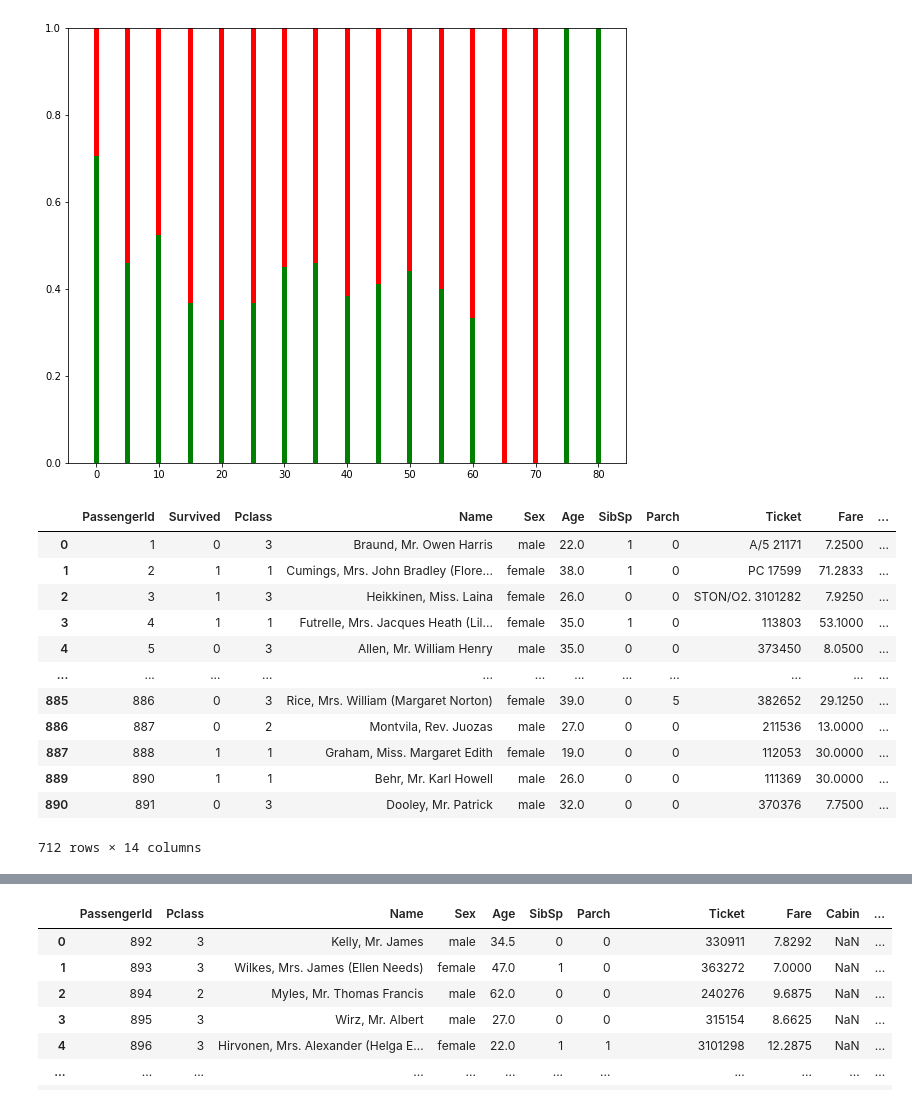
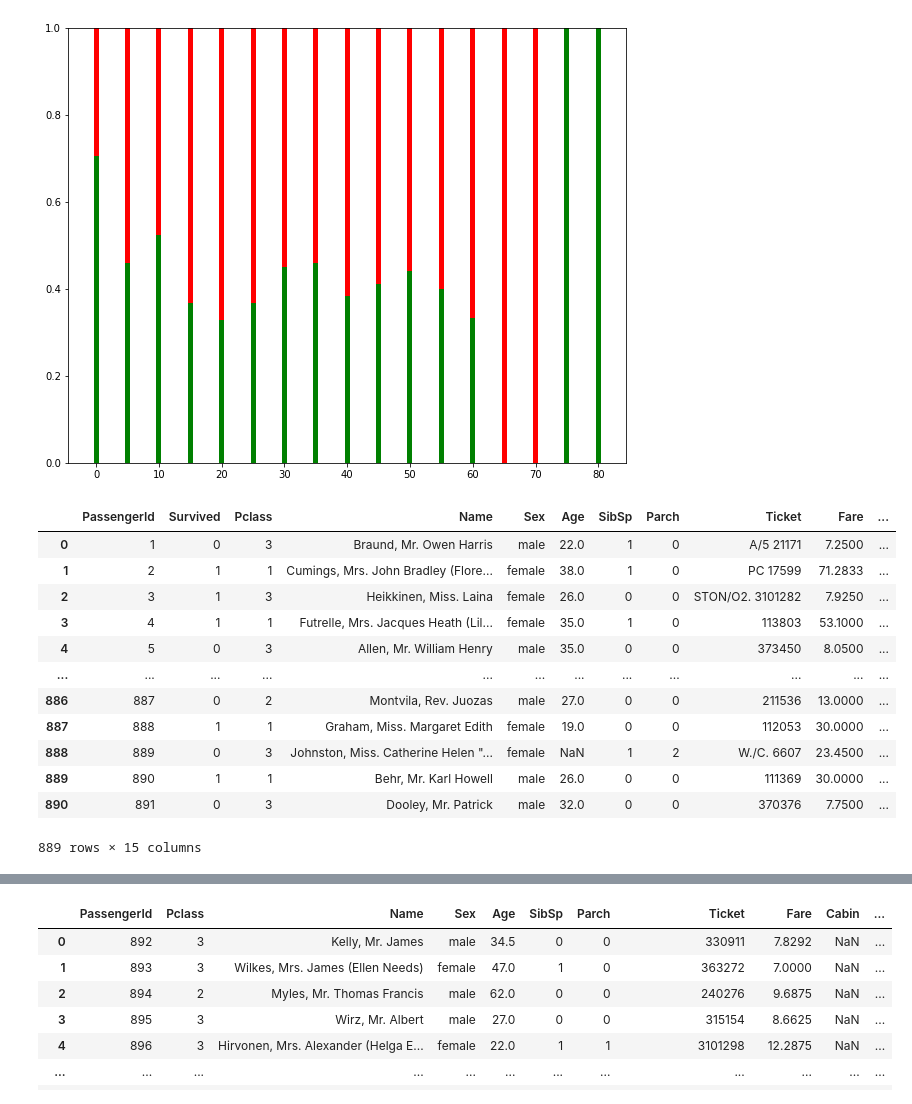
Before and after one commit to gshikhri/kaggle-titanic, a Jupyter notebook: kaggle-titanic.ipynb, the cells around one changed output, grey strips where cells are left out. Cells and saved outputs as stored; diff of their text form; code cells hidden in the pictures.

```diff
--- a/kaggle-titanic.ipynb
+++ b/kaggle-titanic.ipynb
@@ -87,43 +87,43 @@ for i in range(len(bin_edges)-1):
 # %%
 df = df[df['Embarked'].notnull()]
 
-df['Sex_mod'] = np.where(df['Sex']== 'male', -1, 1)
+df['Sex_mod'] = np.where(df['Sex']== 'male', 0, 1)
 conditions = [
     (df['Embarked'] == 'S'),
     (df['Embarked'] == 'C'),
     (df['Embarked'] == 'Q')
     ]
-values = [-1, 0, 1]
+values = [0, 1, 2]
 df['Embarked_mod'] = np.select(conditions, values)
 
 #replacing nan ages with 0
 # df['Age_mod'] = np.where(df['Age'].isnull(), 0, df['Age'])
 
 # replacing nan ages with a random distribution of ages from the sampling distribution with correct ages
-# sample_mean = df['Age'].mean()
-# sample_std = df['Age'].std()
-# df['Age_mod'] = np.where(df['Age'].isnull(),
-#                          np.random.normal(loc=sample_mean, scale=np.sqrt(sample_std)),
-#                          df['Age'])
+sample_mean = df['Age'].mean()
+sample_std = df['Age'].std()
+df['Age_mod'] = np.where(df['Age'].isnull(),
+                         np.random.normal(loc=sample_mean, scale=np.sqrt(sample_std)),
+                         df['Age'])
 
 
-df = df[df['Age'].notnull()]
+# df = df[df['Age'].notnull()]
 filtered_df = df.copy()
 filtered_df
 # %% [output]
 |  | PassengerId | Survived | Pclass | Name | Sex | Age | SibSp | Parch | Ticket | Fare | ... |
 | 0 | 1 | 0 | 3 | Braund, Mr. Owen Harris | male | 22.0 | 1 | 0 | A/5 21171 | 7.2500 | ... |
 | 1 | 2 | 1 | 1 | Cumings, Mrs. John Bradley (Flore... | female | 38.0 | 1 | 0 | PC 17599 | 71.2833 | ... |
 | 2 | 3 | 1 | 3 | Heikkinen, Miss. Laina | female | 26.0 | 0 | 0 | STON/O2. 3101282 | 7.9250 | ... |
 | 3 | 4 | 1 | 1 | Futrelle, Mrs. Jacques Heath (Lil... | female | 35.0 | 1 | 0 | 113803 | 53.1000 | ... |
 | 4 | 5 | 0 | 3 | Allen, Mr. William Henry | male | 35.0 | 0 | 0 | 373450 | 8.0500 | ... |
 | ... | ... | ... | ... | ... | ... | ... | ... | ... | ... | ... | ... |
-| 885 | 886 | 0 | 3 | Rice, Mrs. William (Margaret Norton) | female | 39.0 | 0 | 5 | 382652 | 29.1250 | ... |
 | 886 | 887 | 0 | 2 | Montvila, Rev. Juozas | male | 27.0 | 0 | 0 | 211536 | 13.0000 | ... |
 | 887 | 888 | 1 | 1 | Graham, Miss. Margaret Edith | female | 19.0 | 0 | 0 | 112053 | 30.0000 | ... |
+| 888 | 889 | 0 | 3 | Johnston, Miss. Catherine Helen "... | female | NaN | 1 | 2 | W./C. 6607 | 23.4500 | ... |
 | 889 | 890 | 1 | 1 | Behr, Mr. Karl Howell | male | 26.0 | 0 | 0 | 111369 | 30.0000 | ... |
 | 890 | 891 | 0 | 3 | Dooley, Mr. Patrick | male | 32.0 | 0 | 0 | 370376 | 7.7500 | ... |
-712 rows × 14 columns
+889 rows × 15 columns
 # %%
 # because we already know the survival classes, I think it would be best to use LDA here
 from sklearn.discriminant_analysis import LinearDiscriminantAnalysis
```
Also changed, not shown: parts of 8 cells of this notebook.
